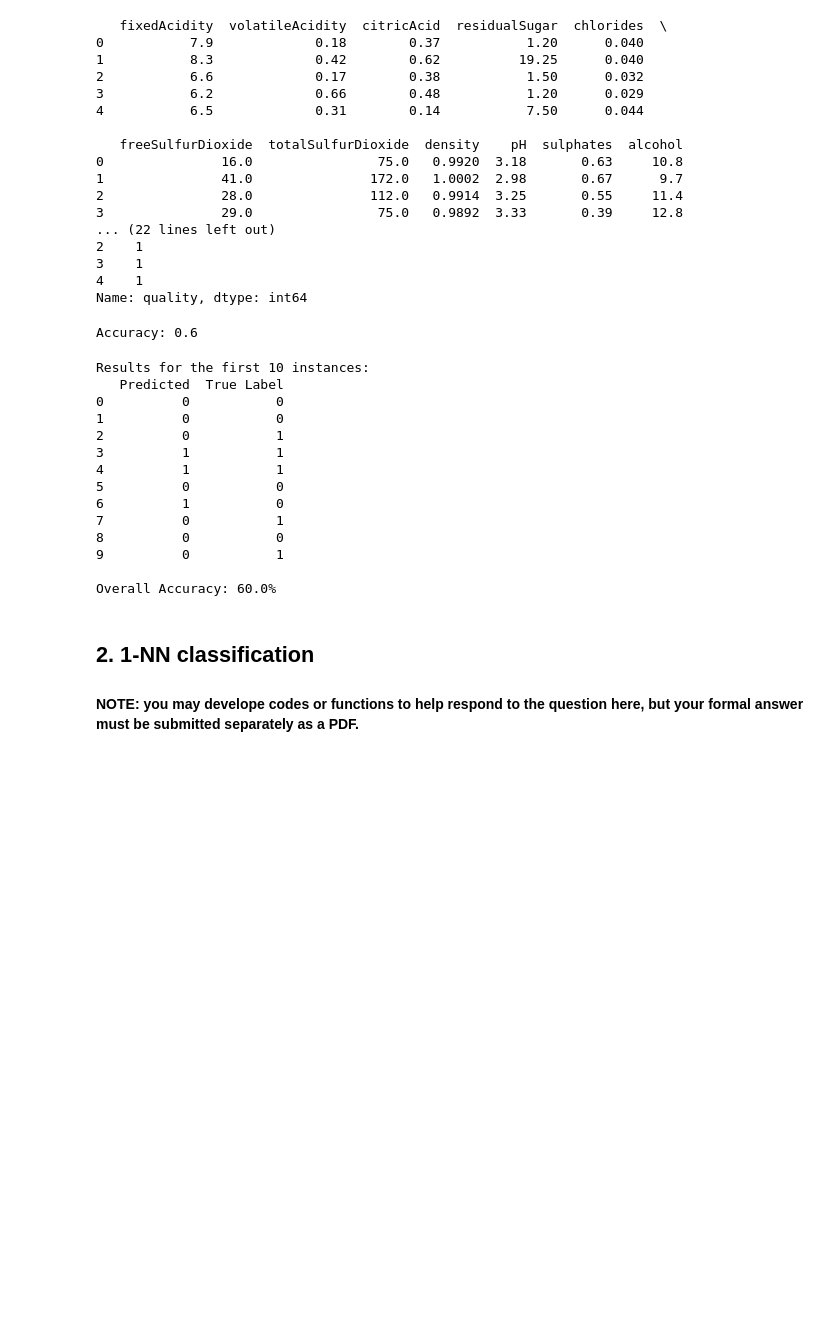
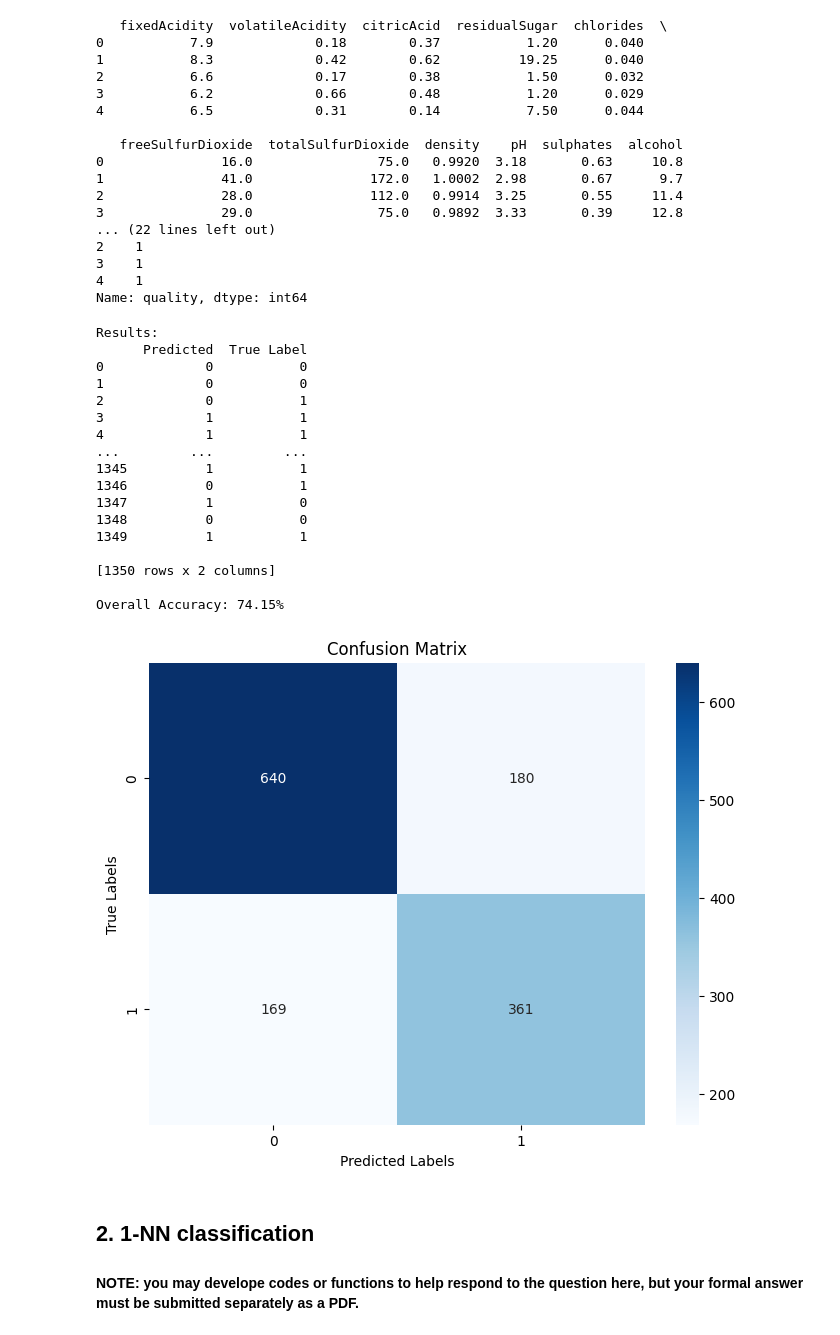
Before and after one commit to JZYNX/ML-assignment-1, a Jupyter notebook: COMP30027_2024_asst1_template.ipynb, the cells around one changed output. Saved outputs shown, nothing was run; the diff lists cells and outputs as text; code cells hidden in the pictures; blank space fills up the shorter version.

```diff
--- a/COMP30027_2024_asst1_template.ipynb
+++ b/COMP30027_2024_asst1_template.ipynb
@@ -167,43 +226,51 @@ knn.fit(X_train, y_train)
-# %%
-# Make predictions on the test data
-predictions = knn.predict(X_test.head(10))
-
-# Evaluate the performance of the classifier
-accuracy = np.mean(predictions == y_test.head(10))
-print("Accuracy:", accuracy)
-# %% [output]
-Accuracy: 0.6
 # %%
+# Initiate the KNN classifier and fit it to the training data
+knn = KNNClassifier(k=5, debug=False)
+knn.fit(X_train, y_train)
+
 # Visualise the predictions made by KNN Classifier
-num_instances = 10
-
 # Make predictions on the test data
-predictions = knn.predict(X_test.head(num_instances))
-true_labels = y_test.head(num_instances)
+predictions = knn.predict(X_test)
+true_labels = y_test
 
 results_df = pd.DataFrame({'Predicted': predictions, 'True Label': true_labels})
 
 # Calculate accuracy
 accuracy = round(np.mean(predictions == true_labels) * 100, 2)
 
-print("Results for the first", num_instances, "instances:")
+print("Results:")
 print(results_df)
 print(f"\nOverall Accuracy: {accuracy}%")
+
+# Confusion Matrix
+conf_matrix = confusion_matrix(true_labels, predictions)
+
+# Plot confusion matrix
+plt.figure(figsize=(8, 6))
+sns.heatmap(conf_matrix, annot=True, fmt='d', cmap='Blues')
+plt.xlabel('Predicted Labels')
+plt.ylabel('True Labels')
+plt.title('Confusion Matrix')
+plt.show()
 # %% [output]
-Results for the first 10 instances:
-   Predicted  True Label
-0          0           0
-1          0           0
-2          0           1
-3          1           1
-4          1           1
-5          0           0
-6          1           0
-7          0           1
-8          0           0
-9          0           1
+Results:
+      Predicted  True Label
+0             0           0
+1             0           0
+2             0           1
+3             1           1
+4             1           1
+...         ...         ...
+1345          1           1
+1346          0           1
+1347          1           0
+1348          0           0
+1349          1           1
 
-Overall Accuracy: 60.0%
+[1350 rows x 2 columns]
+
+Overall Accuracy: 74.15%
+[figure, added]
 # %% [markdown]
 ## 2. 1-NN classification
 
```
Also changed, not shown: parts of 11 cells of this notebook.
